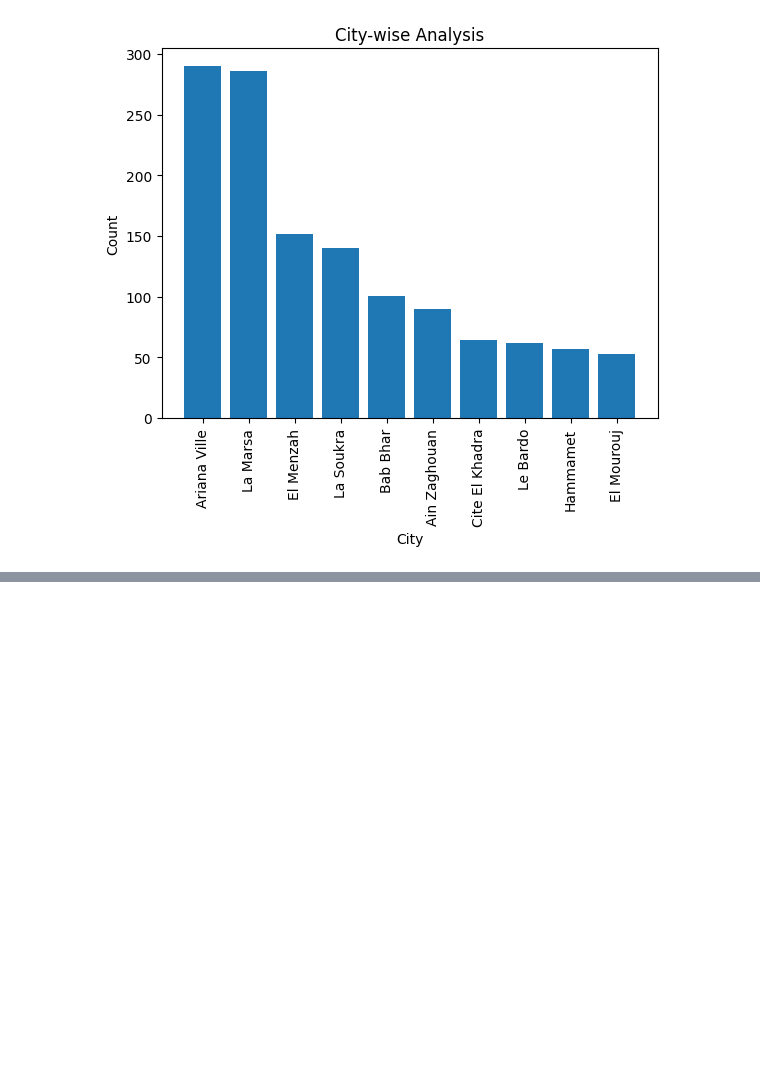
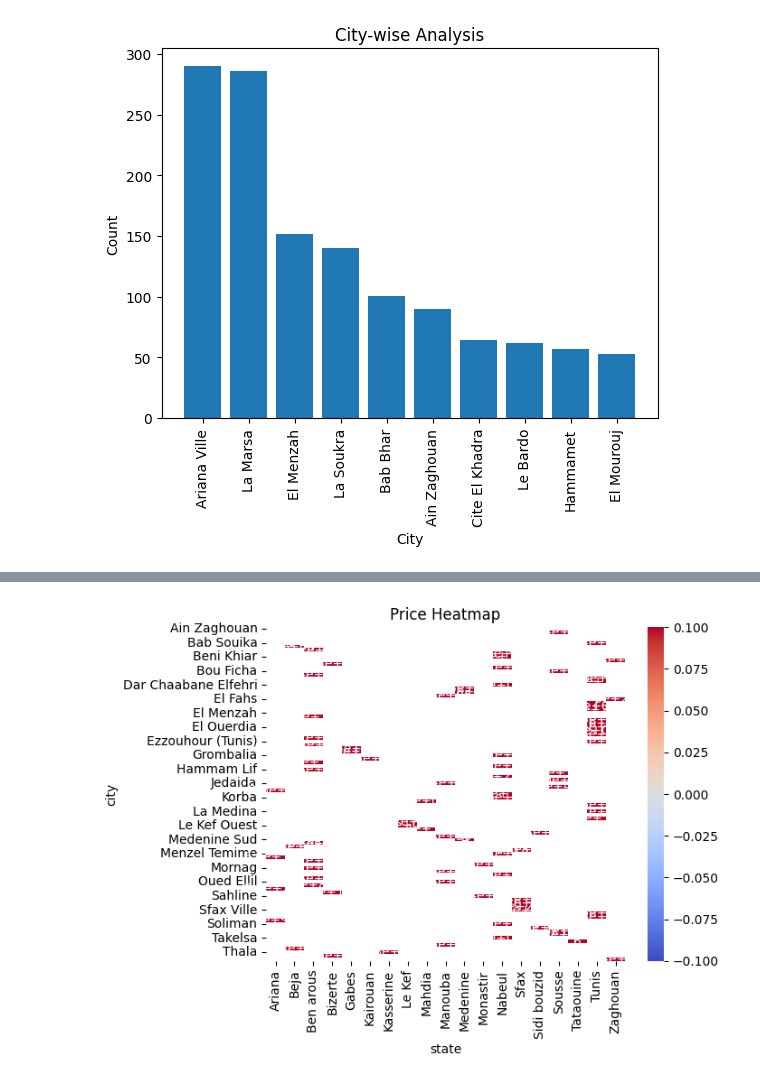
Before and after one commit to KhalilElati/PPP_Scraping, a Jupyter notebook: data visualization.ipynb, the cells around one changed output, grey strips where cells are left out. Drawn from its saved outputs; the diff is of its cells as text; code cells hidden in the pictures; blank space fills up the shorter version.

```diff
--- a/data visualization.ipynb
+++ b/data visualization.ipynb
@@ -71,0 +84,9 @@ KeyError: 'price'
+# %%
+#Price Heatmap (Heatmap)
+
+price_heatmap = df.pivot_table(index='city', columns='state', values='price_in_TND', aggfunc='mean')
+sns.heatmap(price_heatmap, cmap='coolwarm', annot=True)
+plt.title('Price Heatmap')
+plt.show()
+# %% [output]
+[figure, added]
```
Also changed, not shown: parts of 7 cells of this notebook.
